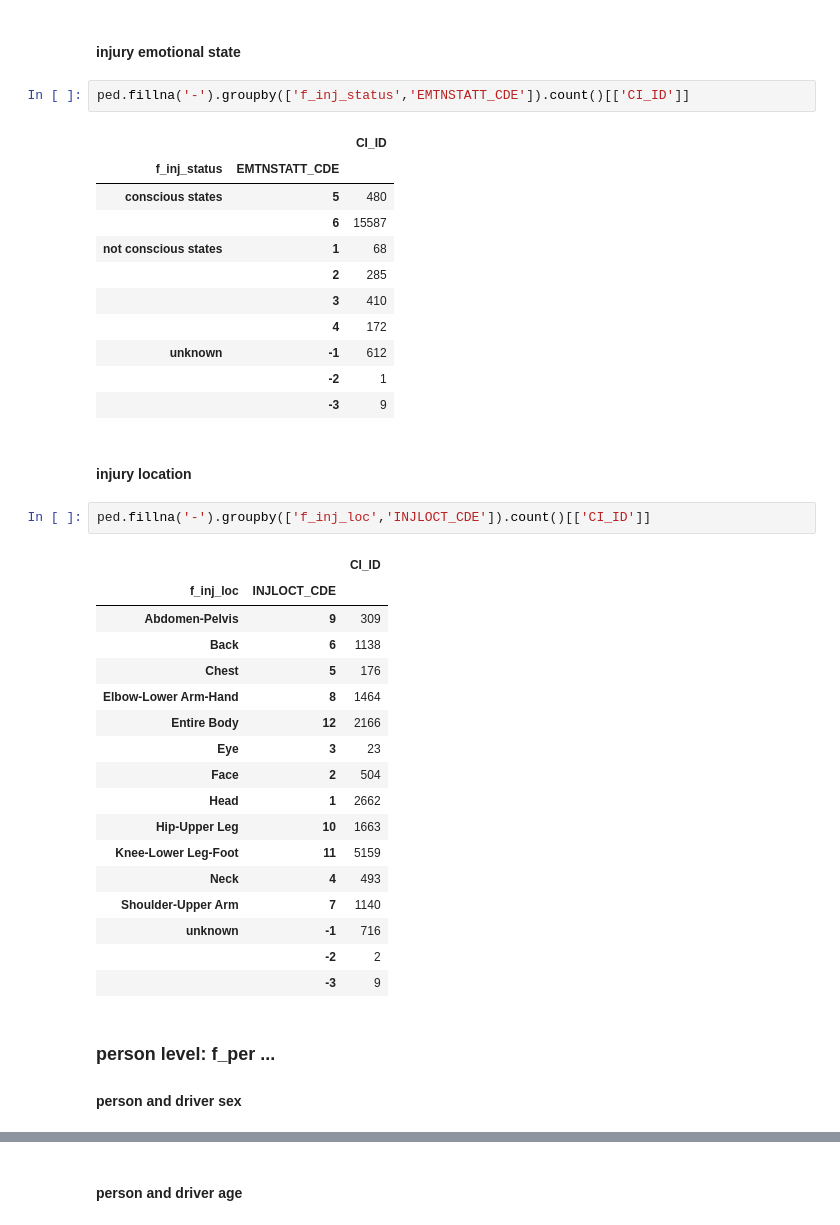
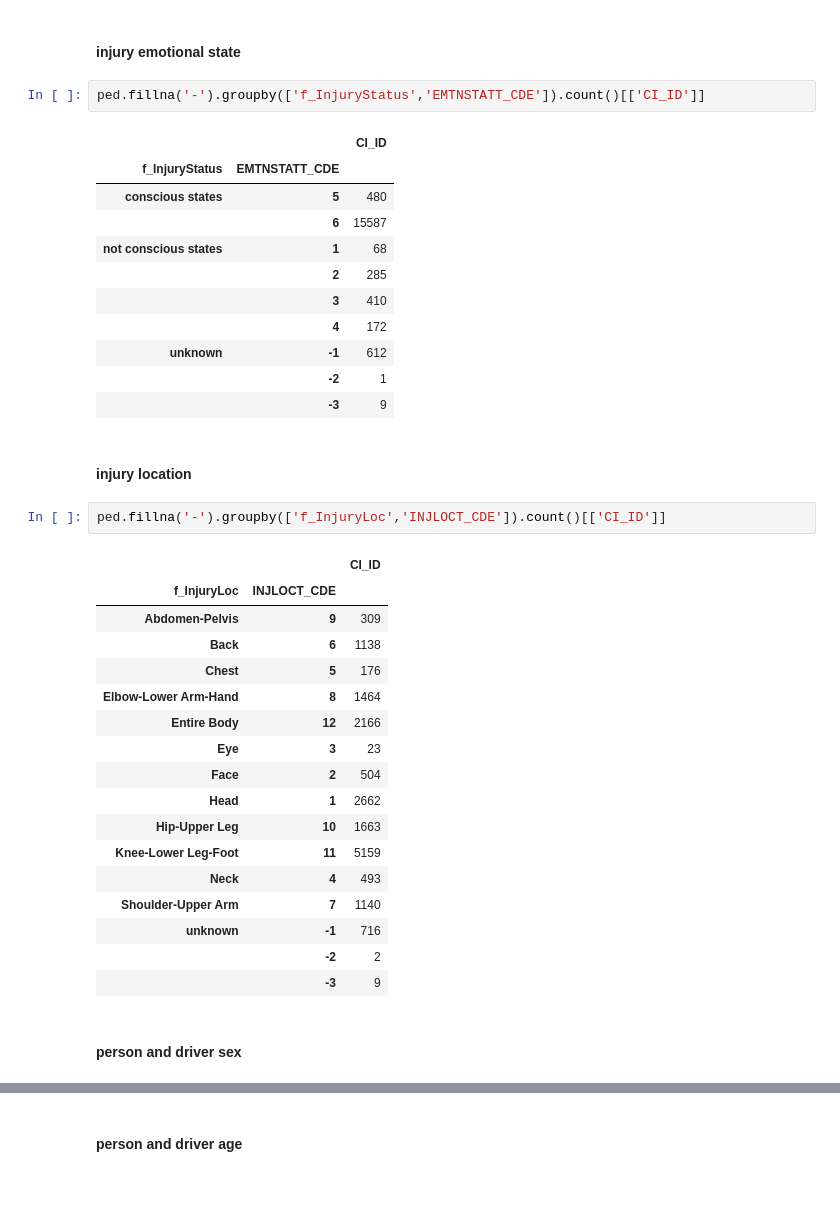
Before and after one commit to MODA-NYC/Project_SevereCrashes, a Jupyter notebook: MatchedVariableMap.ipynb, the cells around one changed output, grey strips where cells are left out. Drawn from its saved outputs; the diff is of its cells as text; blank space fills up the shorter version.

```diff
--- a/MatchedVariableMap.ipynb
+++ b/MatchedVariableMap.ipynb
@@ -108,10 +108,10 @@ ped.fillna('-').groupby(['f_inj_type','INJT_ID']).count()[['CI_ID']]
 # %% [markdown]
 #### injury emotional state
 # %%
-ped.fillna('-').groupby(['f_inj_status','EMTNSTATT_CDE']).count()[['CI_ID']]
+ped.fillna('-').groupby(['f_InjuryStatus','EMTNSTATT_CDE']).count()[['CI_ID']]
 # %% [output]
 |  |  | CI_ID |
-| f_inj_status | EMTNSTATT_CDE |  |
+| f_InjuryStatus | EMTNSTATT_CDE |  |
 | conscious states | 5 | 480 |
 |  | 6 | 15587 |
 | not conscious states | 1 | 68 |
@@ -124,10 +124,10 @@ ped.fillna('-').groupby(['f_inj_status','EMTNSTATT_CDE']).count()[['CI_ID']]
 # %% [markdown]
 #### injury location
 # %%
-ped.fillna('-').groupby(['f_inj_loc','INJLOCT_CDE']).count()[['CI_ID']]
+ped.fillna('-').groupby(['f_InjuryLoc','INJLOCT_CDE']).count()[['CI_ID']]
 # %% [output]
 |  |  | CI_ID |
-| f_inj_loc | INJLOCT_CDE |  |
+| f_InjuryLoc | INJLOCT_CDE |  |
 | Abdomen-Pelvis | 9 | 309 |
 | Back | 6 | 1138 |
 | Chest | 5 | 176 |
@@ -144,6 +144,5 @@ ped.fillna('-').groupby(['f_inj_loc','INJLOCT_CDE']).count()[['CI_ID']]
 |  | -2 | 2 |
 |  | -3 | 9 |
 # %% [markdown]
-### person level: f_per ...
 #### person and driver sex
 # %%
```
Also changed, not shown: parts of 32 cells of this notebook, 2 other files.
